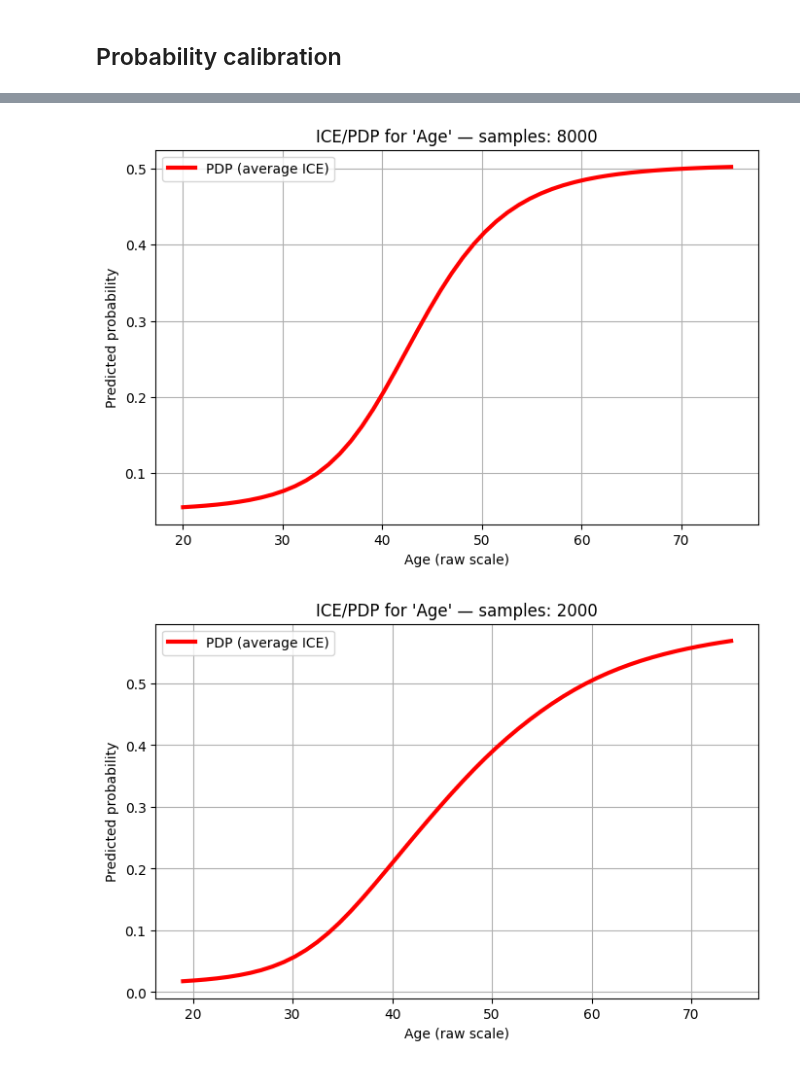
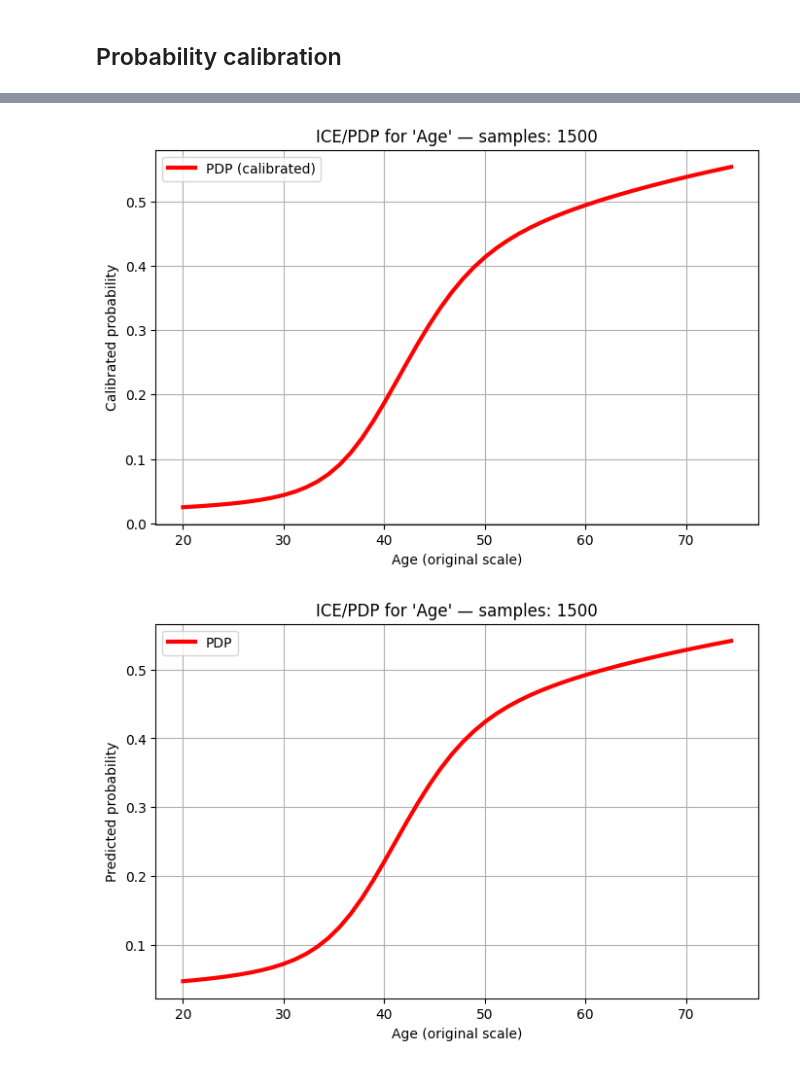
Before and after one commit to ArnauFabregat/probability_estimation, a Jupyter notebook: notebooks/monotonic_nn.ipynb, the cells around one changed output, grey strips where cells are left out. Drawn from its saved outputs; the diff is of its cells as text; code cells hidden in the pictures.

```diff
--- a/notebooks/monotonic_nn.ipynb
+++ b/notebooks/monotonic_nn.ipynb
@@ -163,8 +164,12 @@ plt.show()
 # %% [markdown]
 ## Probability calibration
+# %%
+# Predict logits
+logits_val = model.predict_logits(x_val_std)
+logits_test = model.predict_logits(x_test_std)
 # %%
-cal = Calibrator(method="temperature", model=model)
-cal.fit(x_val_t, y_val_t)
+cal = Calibrator(method="temperature")
+cal.fit(logits_val, y_val_t)
 
-probs_val_cal = cal.predict_proba(probs_val)
-probs_test_cal = cal.predict_proba(probs_test)
+probs_val_cal = cal.predict_proba(logits_val)
+probs_test_cal = cal.predict_proba(logits_test)
@@ -179,3 +190,6 @@ calibration_diagnostics(y_test, probs_test, probs_test_cal)
+# %%
+FEATURE_NAME = "Age"
+MODE = "pdp"
 # %%
 ice_age = ice_pdp_plot_xgb_or_nn(
     model=model,
@@ -191,26 +208,30 @@ ice_age = ice_pdp_plot_xgb_or_nn(
 # %%
-ice_age = ice_pdp_plot(
+ice_age = ice_pdp_plot_xgb_or_nn(
     model=model,
-    X_raw=x_tr.values,
-    X_std=x_tr_std,
-    feature_name="Age",
+    X_raw=x_val.values,
+    X_std=x_val_std,
+    feature_name=FEATURE_NAME,
     all_vars=all_vars,
-    mode="pdp",
+    mode=MODE,
     num_points=50,
     n_samples=None,
+    calibrator=cal,
+    plot_calibrated=True,
 )
 # %% [output]
-[figure, old version]
+[figure, new version]
 # %%
-ice_age = ice_pdp_plot(
+ice_age = ice_pdp_plot_xgb_or_nn(
     model=model,
-    X_raw=x_val.values,
-    X_std=x_val_std,
-    feature_name="Age",
+    X_raw=x_test.values,
+    X_std=x_test_std,
+    feature_name=FEATURE_NAME,
     all_vars=all_vars,
-    mode="pdp",
+    mode=MODE,
     num_points=50,
     n_samples=None,
+    calibrator=cal,
+    plot_calibrated=False,
 )
 # %% [output]
-[figure, old version]
+[figure, new version]
```
Also changed, not shown: parts of 10 cells of this notebook, 11 other files.
